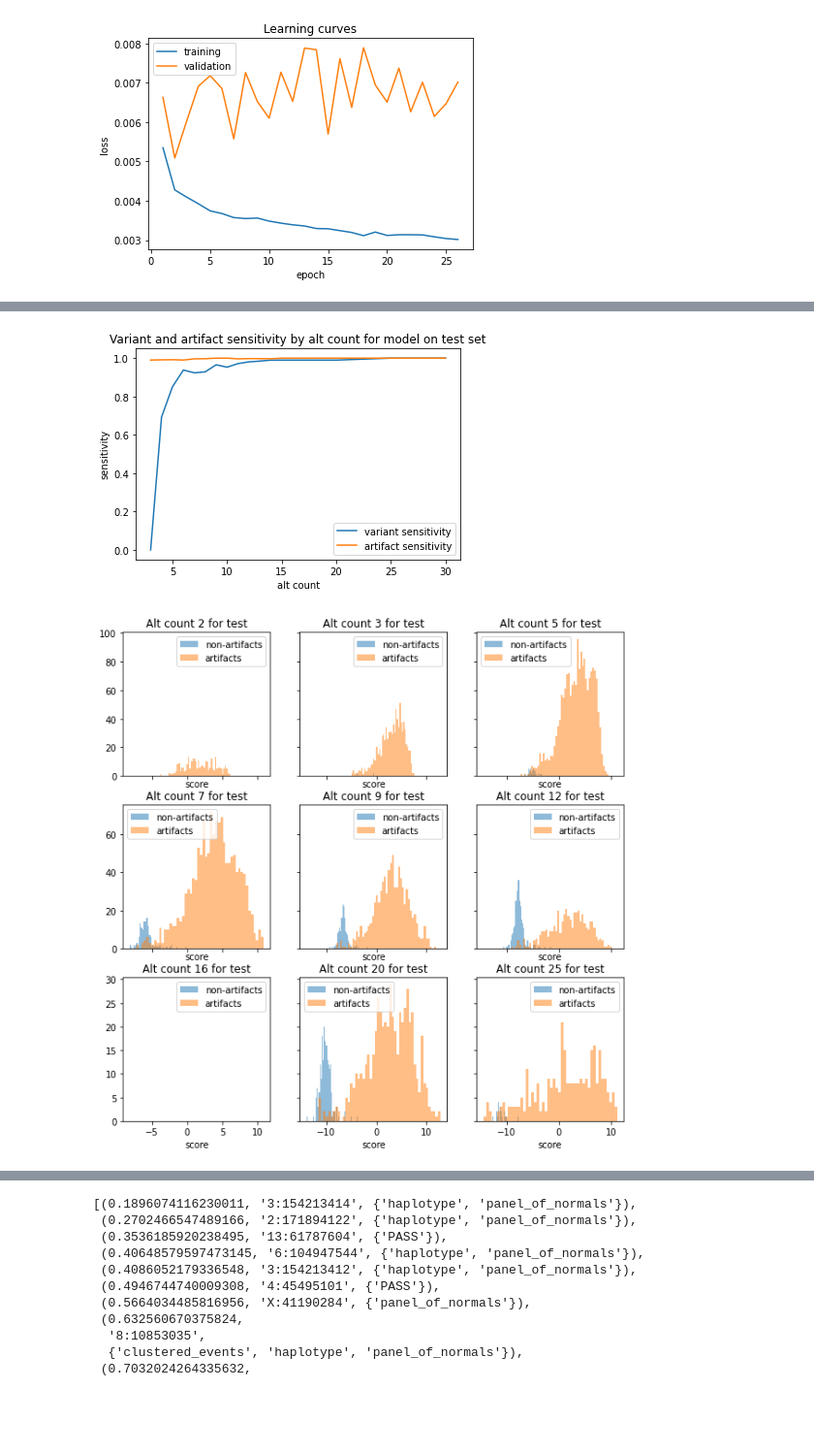
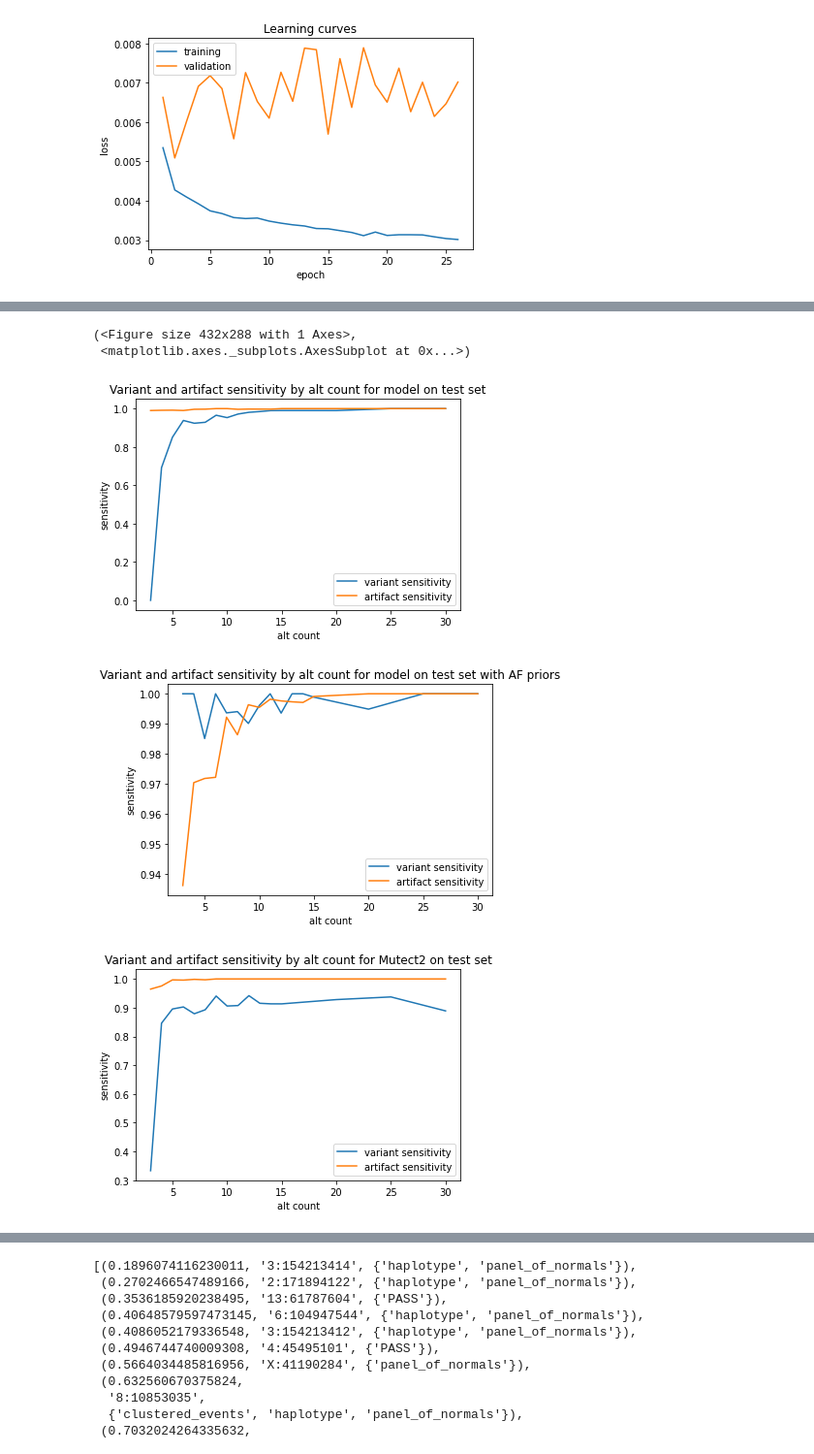
Before and after one commit to davidbenjamin/permutect, a Jupyter notebook: mutect3-prototype.ipynb, the cells around one changed output, grey strips where cells are left out. Shown at 97% size. Saved outputs shown, nothing was run; the diff lists cells and outputs as text; code cells hidden in the pictures; blank space fills up the shorter version.

```diff
--- a/mutect3-prototype.ipynb
+++ b/mutect3-prototype.ipynb
@@ -424,0 +444,4 @@ tensor(0.0863, requires_grad=True)
+# %%
+artifact_af_spectrum = AFSpectrum()
+artifact_af_spectrum.learn(artifact_counts_and_depths)
+artifact_af_spectrum.plot_spectrum()
@@ -785,6 +849,28 @@ def get_m2_validation_stats(loader):
             stats.add(alt_counts[n].item(), truth, pred, score, filters[n], positions[n])
 
     return stats
+# %%
+# learn artifact and variant AF spectra from a validation or test loader
+def learn_af_spectra(loader, m2_filters_to_keep = {}, threshold=0.0):
+    artifact_k_n = []
+    variant_k_n = []
+    for batch in loader:
+        depths = [datum.tumor_depth() for datum in batch.mutect2_data()]
+        filters = [m2.filters() for m2 in batch.mutect2_data()]
+        alt_counts = batch.alt_counts()
+        predictions = model(batch)
+        for n in range(batch.size()):
+            is_artifact = predictions[n] > threshold or filters[n].intersection(m2_filters_to_keep)
+            (artifact_k_n if is_artifact else variant_k_n).append((alt_counts[n].item(), depths[n]))
+
+    artifact_af_spectrum = AFSpectrum()
+    variant_af_spectrum = AFSpectrum()
+
+    artifact_af_spectrum.learn(artifact_k_n)
+    variant_af_spectrum.learn(variant_k_n)
+    artifact_proportion = len(artifact_k_n)/(len(artifact_k_n) + len(variant_k_n))
+
+    return artifact_proportion, artifact_af_spectrum, variant_af_spectrum
 # %%
 BATCH_SIZE = 64
 
@@ -885,0 +943,5 @@ plot_scores(valid_stats.artifact_scores(), valid_stats.non_artifact_scores(), "v
+# %%
+artifact_proportion, artifact_spectrum, variant_spectrum = learn_af_spectra(test_loader, m2_filters_to_keep = {'normal_artifact'}, threshold=-4.0)
+posterior_model = PriorAdjustedReadSetClassifier(model, artifact_proportion, artifact_spectrum, variant_spectrum)
+artifact_spectrum.plot_spectrum()
+variant_spectrum.plot_spectrum()
@@ -886,5 +951,9 @@ plot_scores(valid_stats.artifact_scores(), valid_stats.non_artifact_scores(), "v
 # %%
 test_stats = get_validation_stats(model, test_loader, {'normal_artifact'}, -4)
 plot_sensitivities(test_stats.confusion_matrices(), "model on test set")
-plot_scores(test_stats.artifact_scores(), test_stats.non_artifact_scores(), "test")
+posterior_test_stats = get_validation_stats(posterior_model, test_loader, {'normal_artifact'}, 0)
+plot_sensitivities(posterior_test_stats.confusion_matrices(), "model on test set with AF priors")
+m2_stats = get_m2_validation_stats(test_loader)
+plot_sensitivities(m2_stats.confusion_matrices(), "Mutect2 on test set")
+#plot_scores(test_stats.artifact_scores(), test_stats.non_artifact_scores(), "test")
 # %% [output]
@@ -902,2 +977,5 @@ plot_scores(test_stats.artifact_scores(), test_stats.non_artifact_scores(), "tes
+(<Figure size 432x288 with 1 Axes>,
+ <matplotlib.axes._subplots.AxesSubplot at 0x...>)
 [figure]
-[figure, old version]
+[figure, new version]
+[figure, added]
```
Also changed, not shown: parts of 12 cells of this notebook.
